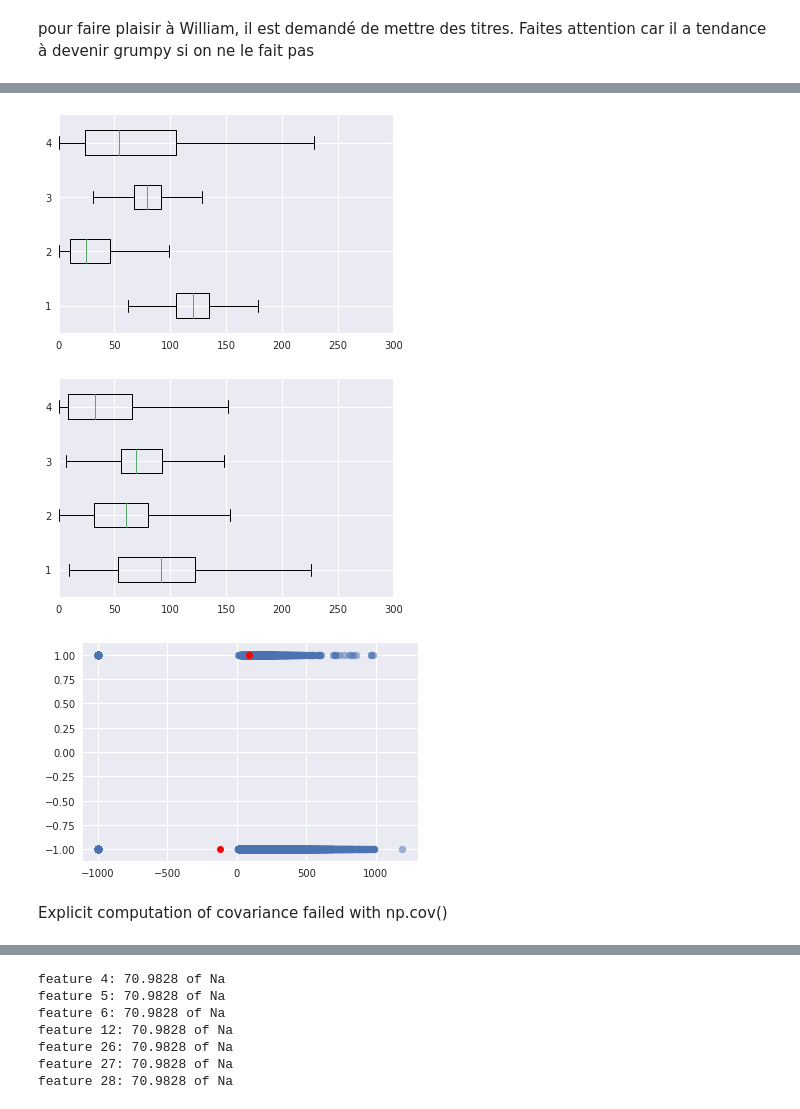
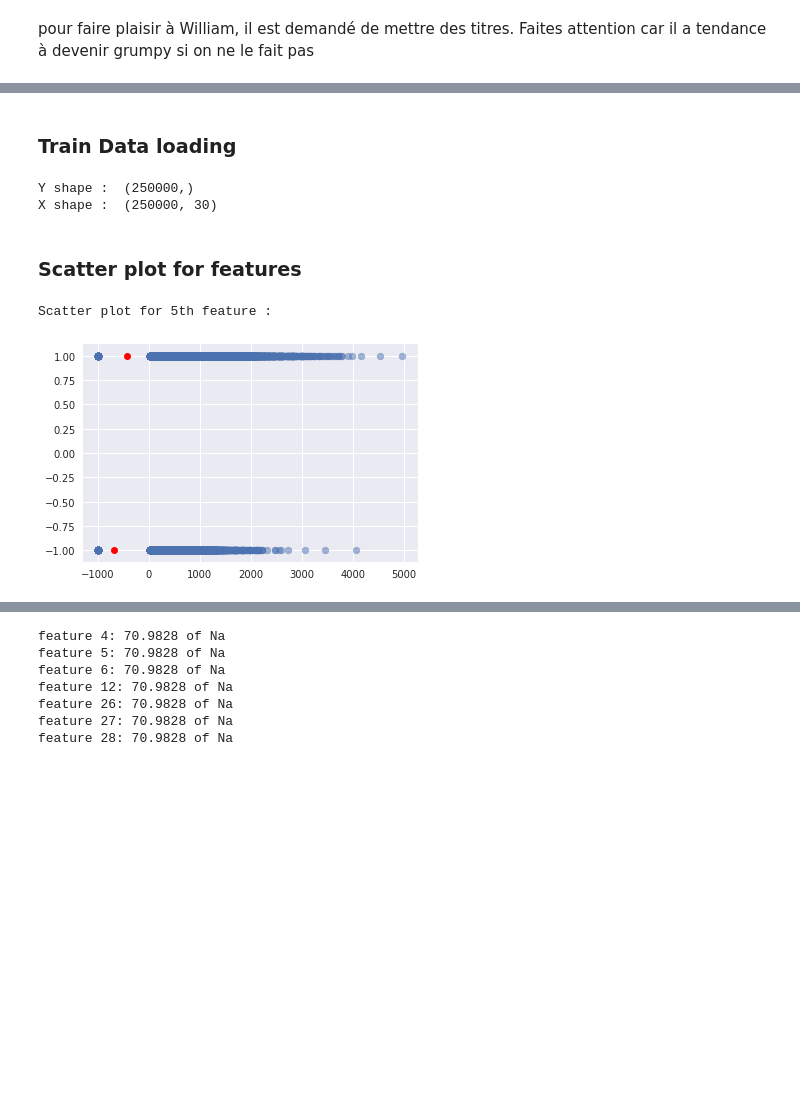
Before and after one commit to dufourc1/ML_CS433_project1, a Jupyter notebook: src/exploring data.ipynb, the cells around one changed output, grey strips where cells are left out. Cells and saved outputs as stored; diff of their text form; code cells hidden in the pictures; blank space fills up the shorter version.

Commit message:
Modified exploratory data analisys, improved boxplots and  scatterplots.

```diff
--- a/src/exploring data.ipynb
+++ b/src/exploring data.ipynb
@@ -27,25 +18,30 @@ print(len(np.where(tx < -500)[0]))
-# %%
-plt.xlim(left = 0)
-plt.xlim(right = 300)
-plt.boxplot(tx[:,0:4][y==1],vert = False)
-plt.show()
-plt.xlim(left = 0)
-plt.xlim(right = 300)
-plt.boxplot(tx[:,0:4][y==-1], vert = False)
-plt.show()
-# %% [output]
-[figure, removed]
-[figure, removed]
+# %% [markdown]
+### Train Data loading
+# %%
+from proj1_helpers import *
+
+y, tx, ids = load_csv_data('../Data/train.csv')
+# %%
+print('Y shape : ', y.shape)
+print('X shape : ', x.shape)
+# %% [output]
+Y shape :  (250000,)
+X shape :  (250000, 30)
+# %% [markdown]
+### Scatter plot for features
 # %%
-for i in range(1):#tx.shape[1]):
-    t = tx[:,i]
+which = [5] #Change according to desired scatterplot
+
+for i in which:
+    print("Scatter plot for {i}th feature :".format(i=i))
+
+    t = x[:,i]
     plt.scatter(t,y, alpha = 0.5)
     mean_x1 = np.mean(t[y == 1])
     mean_x0 = np.mean(t[y == -1])
     plt.plot(mean_x0,-1,"or")
     plt.plot(mean_x1,1,"or")
     plt.show()
 # %% [output]
+Scatter plot for 5th feature :
-[figure, old version]
+[figure, new version]
-# %% [markdown]
-Explicit computation of covariance failed with np.cov()
```
Also changed, not shown: parts of 8 cells of this notebook.
